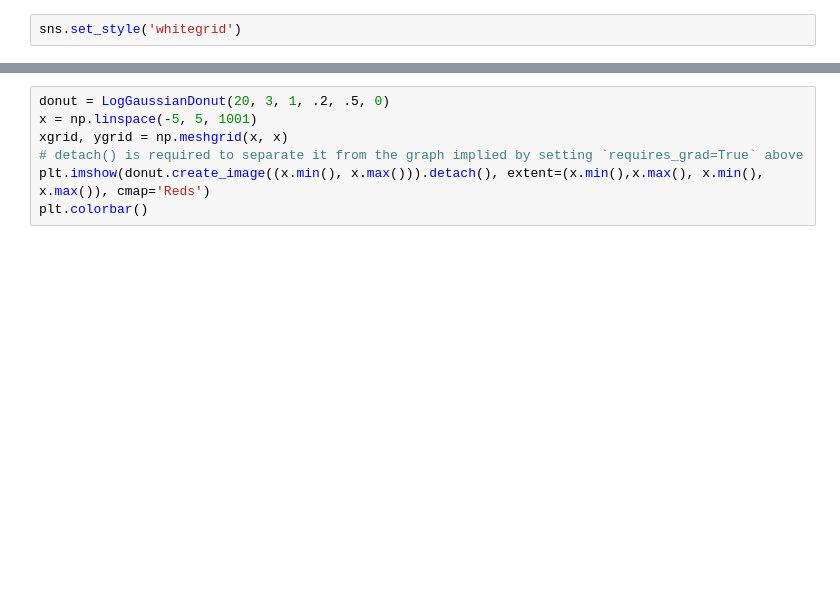
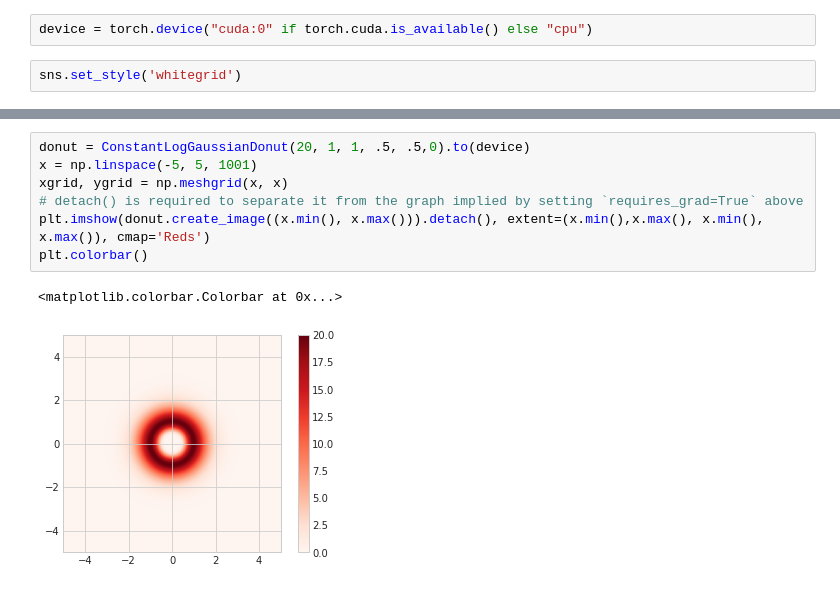
Before and after one commit to billbrod/spatial-frequency-preferences, a Jupyter notebook: notebooks/05-Model.ipynb, the cells around one changed output, grey strips where cells are left out. Cells and saved outputs as stored; diff of their text form; blank space fills up the shorter version.

```diff
--- a/notebooks/05-Model.ipynb
+++ b/notebooks/05-Model.ipynb
@@ -16,3 +34,5 @@ import torch
+# %%
+device = torch.device("cuda:0" if torch.cuda.is_available() else "cpu")
 # %%
 sns.set_style('whitegrid')
 # %%
@@ -125,7 +224,10 @@ class LogGaussianDonut(torch.nn.Module):
 # %%
-donut = LogGaussianDonut(20, 3, 1, .2, .5, 0)
+donut = ConstantLogGaussianDonut(20, 1, 1, .5, .5,0).to(device)
 x = np.linspace(-5, 5, 1001)
 xgrid, ygrid = np.meshgrid(x, x)
 # detach() is required to separate it from the graph implied by setting `requires_grad=True` above
 plt.imshow(donut.create_image((x.min(), x.max())).detach(), extent=(x.min(),x.max(), x.min(), x.max()), cmap='Reds')
 plt.colorbar()
+# %% [output]
+<matplotlib.colorbar.Colorbar at 0x...>
+[figure, added]
```
Also changed, not shown: parts of 19 cells of this notebook.
